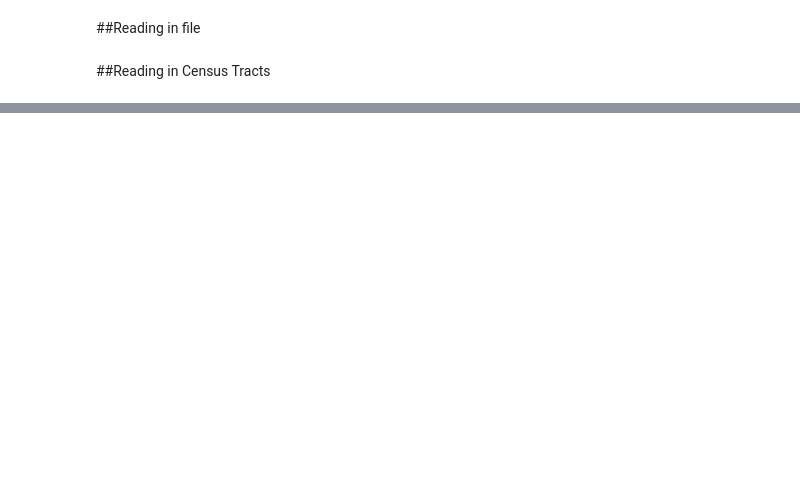
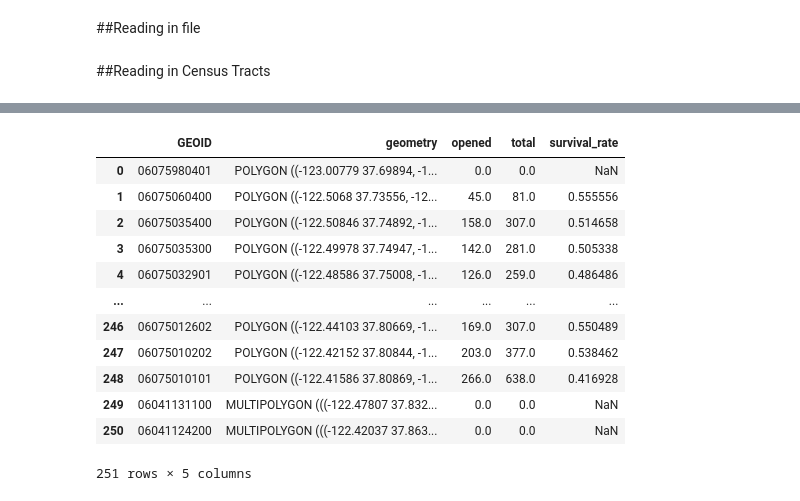
Before and after one commit to miaflynn/CYPLAN255-Final-Project, a Jupyter notebook: 03d_visualizations_survival_rate.ipynb, the cells around one changed output, grey strips where cells are left out. Drawn from its saved outputs; the diff is of its cells as text; code cells hidden in the pictures; blank space fills up the shorter version.

```diff
--- a/03d_visualizations_survival_rate.ipynb
+++ b/03d_visualizations_survival_rate.ipynb
@@ -38,7 +41,7 @@ gdf = gpd.read_parquet("/content/drive/MyDrive/C255_final_project/cleaned/rbl_GE
 # %% [markdown]
 ##Reading in Census Tracts
 # %%
-sf_tracts = gpd.read_parquet("/content/drive/MyDrive/C255_final_project/cleaned/sf_tracts.parquet")
+sf_tracts = gpd.read_file("/content/drive/MyDrive/C255_final_project/cleaned/sf_tracts.geojson")
 # %%
 gdf['location_end_date'] = pd.to_datetime(gdf['location_end_date'])
 gdf['location_start_date'] = pd.to_datetime(gdf['location_start_date'])
@@ -54,17 +71,35 @@ survival_tracts = gdf[survival_mask].sort_values('location_start_date')
 # %%
-pre_covid_tracts_grouped = functions.group_points_by_tract(
+pre_covid_tracts_grouped = functions.group_points_by_poly(
     points=pre_covid_tracts,
-    tracts=sf_tracts
+    polygons=sf_tracts
 )
 
-survival_tracts_grouped = functions.group_points_by_tract(
+survival_tracts_grouped = functions.group_points_by_poly(
     points=survival_tracts,
-    tracts=sf_tracts
+    polygons=sf_tracts
 )
+
 
 # adding closed businesses and opened businesses that have not closed
 # (because closed businesses also are listed in opened, just in a diff year)
-survival_tracts_grouped['total_businesses'] = pre_covid_tracts_grouped['closed'] + survival_tracts_grouped['opened']
+survival_tracts_grouped['total'] = pre_covid_tracts_grouped['closed'] + survival_tracts_grouped['opened']
+survival_tracts_grouped['survival_rate'] = survival_tracts_grouped['opened'] / survival_tracts_grouped['total']
+
+survival_tracts_grouped
+# %% [output]
+|  | GEOID | geometry | opened | total | survival_rate |
+| 0 | 06075980401 | POLYGON ((-123.00779 37.69894, -1... | 0.0 | 0.0 | NaN |
+| 1 | 06075060400 | POLYGON ((-122.5068 37.73556, -12... | 45.0 | 81.0 | 0.555556 |
+| 2 | 06075035400 | POLYGON ((-122.50846 37.74892, -1... | 158.0 | 307.0 | 0.514658 |
+| 3 | 06075035300 | POLYGON ((-122.49978 37.74947, -1... | 142.0 | 281.0 | 0.505338 |
+| 4 | 06075032901 | POLYGON ((-122.48586 37.75008, -1... | 126.0 | 259.0 | 0.486486 |
+| ... | ... | ... | ... | ... | ... |
+| 246 | 06075012602 | POLYGON ((-122.44103 37.80669, -1... | 169.0 | 307.0 | 0.550489 |
+| 247 | 06075010202 | POLYGON ((-122.42152 37.80844, -1... | 203.0 | 377.0 | 0.538462 |
+| 248 | 06075010101 | POLYGON ((-122.41586 37.80869, -1... | 266.0 | 638.0 | 0.416928 |
+| 249 | 06041131100 | MULTIPOLYGON (((-122.47807 37.832... | 0.0 | 0.0 | NaN |
+| 250 | 06041124200 | MULTIPOLYGON (((-122.42037 37.863... | 0.0 | 0.0 | NaN |
+251 rows × 5 columns
 # %%
 import plotly.graph_objects as go
 
```
Also changed, not shown: parts of 5 cells of this notebook.
